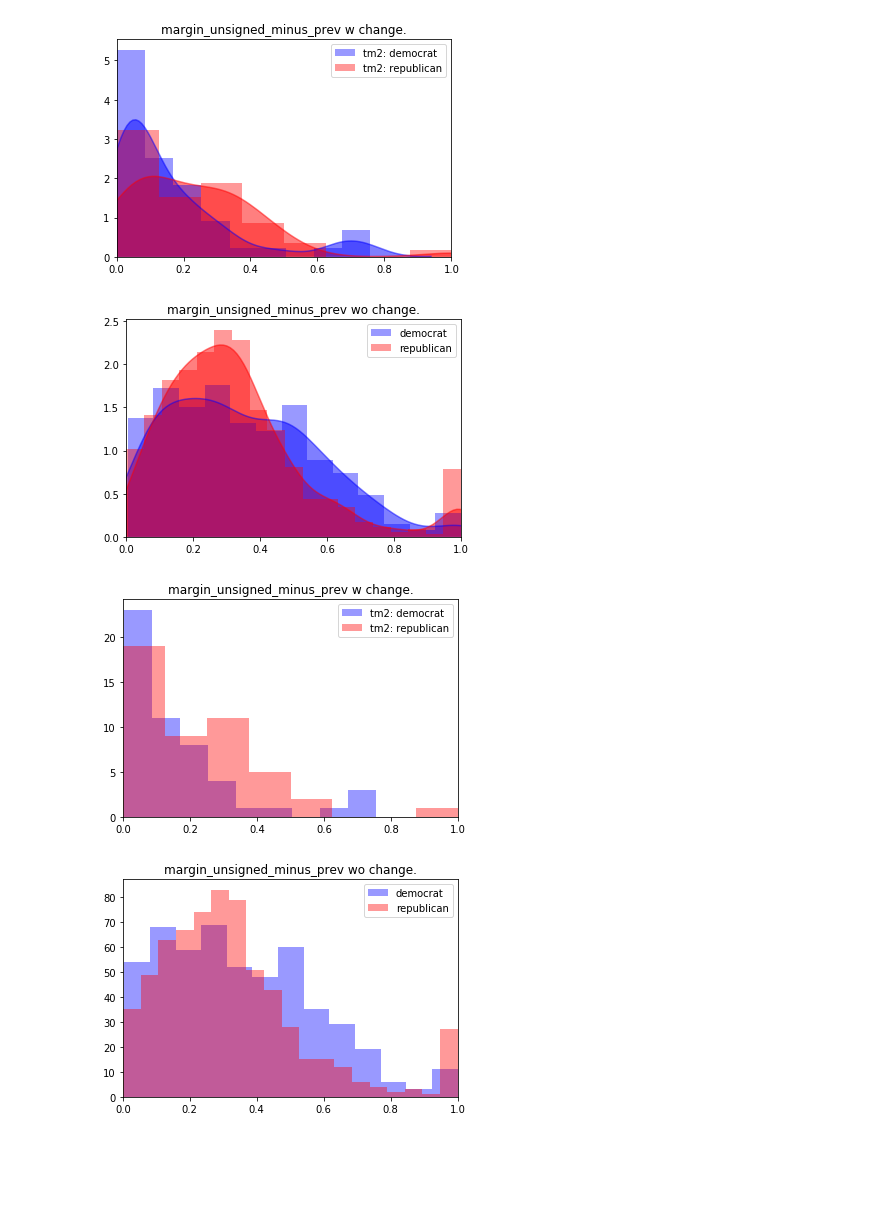
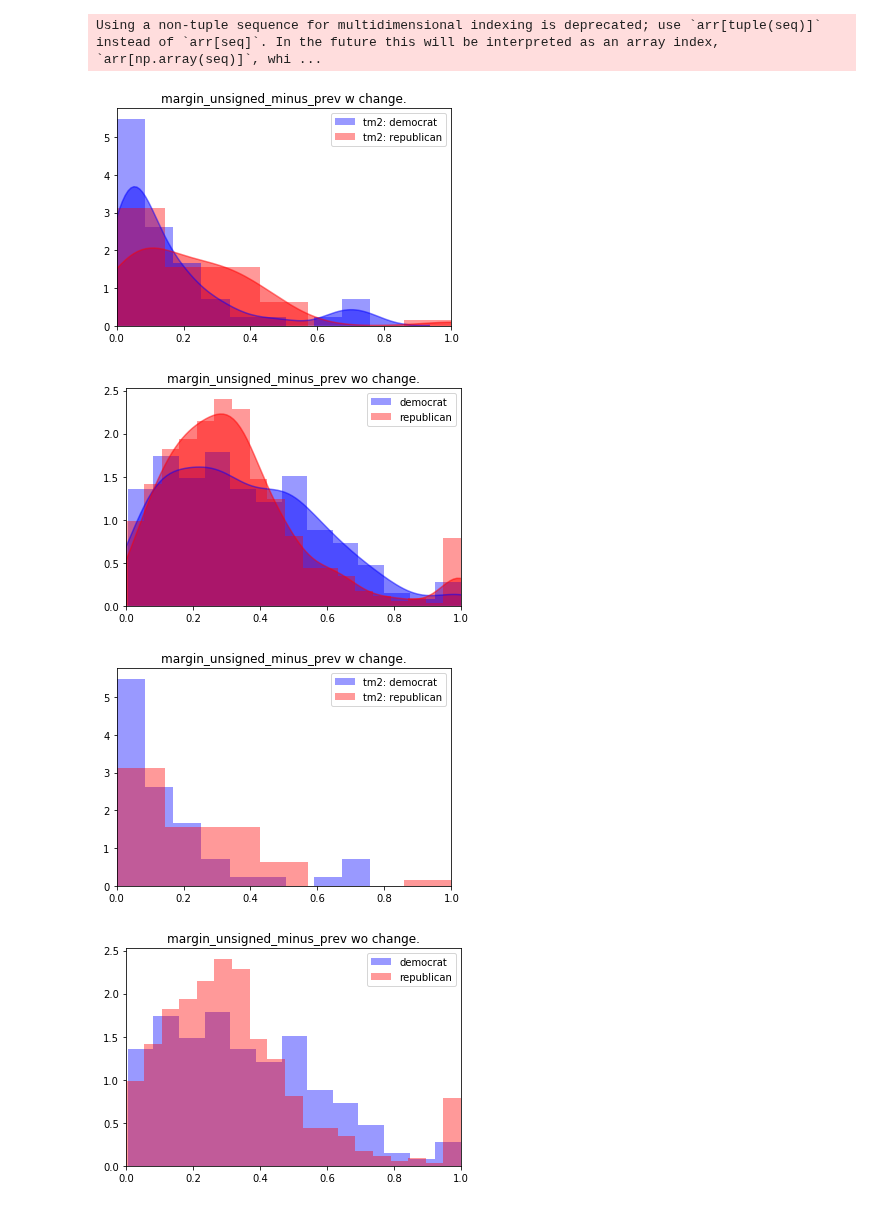
Before and after one commit to WildTangles/ac209a_project, a Jupyter notebook: viz.ipynb, the cells around one changed output. Saved outputs shown, nothing was run; the diff lists cells and outputs as text; code cells hidden in the pictures; blank space fills up the shorter version.

```diff
--- a/viz.ipynb
+++ b/viz.ipynb
@@ -93,6 +99,7 @@ plt.show()
 # %%
 kde_alpha = 0.5
 hist_alpha = 0.4
+hist_density = True
 
 dem_data_change = changeMargins.loc[changeMargins['dem_win_prev'] == 1, 'margin_unsigned_minus_prev'].values
 rep_data_change = changeMargins.loc[changeMargins['dem_win_prev'] == 0, 'margin_unsigned_minus_prev'].values
@@ -108,48 +115,49 @@ dem_data_no_change = dem_data_no_change[~np.isnan(dem_data_no_change)]
 rep_data_no_change = rep_data_no_change[~np.isnan(rep_data_no_change)]
 
 plt.title('margin_unsigned_minus_prev w change.')
-sns.distplot(dem_data_change, color='b', kde_kws={'shade': True, 'alpha': kde_alpha}, hist_kws={'alpha': hist_alpha}, label='tm2: democrat')
-sns.distplot(rep_data_change, color='r', kde_kws={'shade': True, 'alpha': kde_alpha}, hist_kws={'alpha': hist_alpha}, label='tm2: republican')
+sns.distplot(dem_data_change, color='b', kde_kws={'shade': True, 'alpha': kde_alpha}, hist_kws={'alpha': hist_alpha, 'density': hist_density}, label='tm2: democrat')
+sns.distplot(rep_data_change, color='r', kde_kws={'shade': True, 'alpha': kde_alpha}, hist_kws={'alpha': hist_alpha, 'density': hist_density}, label='tm2: republican')
 plt.xlim(0,1)
 plt.legend()
 plt.show()
 
 plt.title('margin_unsigned_minus_prev wo change.')
-sns.distplot(dem_data_no_change, color='b', kde_kws={'shade': True, 'alpha': kde_alpha}, hist_kws={'alpha': hist_alpha}, label='democrat')
-sns.distplot(rep_data_no_change, color='r', kde_kws={'shade': True, 'alpha': kde_alpha}, hist_kws={'alpha': hist_alpha}, label='republican')
+sns.distplot(dem_data_no_change, color='b', kde_kws={'shade': True, 'alpha': kde_alpha}, hist_kws={'alpha': hist_alpha, 'density': hist_density}, label='democrat')
+sns.distplot(rep_data_no_change, color='r', kde_kws={'shade': True, 'alpha': kde_alpha}, hist_kws={'alpha': hist_alpha, 'density': hist_density}, label='republican')
 plt.xlim(0,1)
 plt.legend()
 plt.show()
 
 plt.title('margin_unsigned_minus_prev w change.')
-sns.distplot(dem_data_change, color='b', kde_kws={'shade': True, 'alpha': kde_alpha}, hist_kws={'alpha': hist_alpha}, label='tm2: democrat', kde=False)
-sns.distplot(rep_data_change, color='r', kde_kws={'shade': True, 'alpha': kde_alpha}, hist_kws={'alpha': hist_alpha}, label='tm2: republican', kde=False)
+sns.distplot(dem_data_change, color='b', kde_kws={'shade': True, 'alpha': kde_alpha}, hist_kws={'alpha': hist_alpha, 'density': hist_density}, label='tm2: democrat', kde=False)
+sns.distplot(rep_data_change, color='r', kde_kws={'shade': True, 'alpha': kde_alpha}, hist_kws={'alpha': hist_alpha, 'density': hist_density}, label='tm2: republican', kde=False)
 plt.xlim(0,1)
 plt.legend()
 plt.show()
 
 plt.title('margin_unsigned_minus_prev wo change.')
-sns.distplot(dem_data_no_change, color='b', kde_kws={'shade': True, 'alpha': kde_alpha}, hist_kws={'alpha': hist_alpha}, label='democrat', kde=False)
-sns.distplot(rep_data_no_change, color='r', kde_kws={'shade': True, 'alpha': kde_alpha}, hist_kws={'alpha': hist_alpha}, label='republican', kde=False)
+sns.distplot(dem_data_no_change, color='b', kde_kws={'shade': True, 'alpha': kde_alpha}, hist_kws={'alpha': hist_alpha, 'density': hist_density}, label='democrat', kde=False)
+sns.distplot(rep_data_no_change, color='r', kde_kws={'shade': True, 'alpha': kde_alpha}, hist_kws={'alpha': hist_alpha, 'density': hist_density}, label='republican', kde=False)
 plt.xlim(0,1)
 plt.legend()
 plt.show()
 
 plt.title('margin_unsigned_minus_prev w change.')
-sns.distplot(dem_data_change, color='b', kde_kws={'shade': True, 'alpha': kde_alpha}, hist_kws={'alpha': hist_alpha}, label='tm2: democrat', hist=False)
-sns.distplot(rep_data_change, color='r', kde_kws={'shade': True, 'alpha': kde_alpha}, hist_kws={'alpha': hist_alpha}, label='tm2: republican', hist=False)
+sns.distplot(dem_data_change, color='b', kde_kws={'shade': True, 'alpha': kde_alpha}, hist_kws={'alpha': hist_alpha, 'density': hist_density}, label='tm2: democrat', hist=False)
+sns.distplot(rep_data_change, color='r', kde_kws={'shade': True, 'alpha': kde_alpha}, hist_kws={'alpha': hist_alpha, 'density': hist_density}, label='tm2: republican', hist=False)
 plt.xlim(0,1)
 plt.legend()
 plt.show()
 
 plt.title('margin_unsigned_minus_prev wo change.')
-sns.distplot(dem_data_no_change, color='b', kde_kws={'shade': True, 'alpha': kde_alpha}, hist_kws={'alpha': hist_alpha}, label='democrat', hist=False)
-sns.distplot(rep_data_no_change, color='r', kde_kws={'shade': True, 'alpha': kde_alpha}, hist_kws={'alpha': hist_alpha}, label='republican', hist=False)
+sns.distplot(dem_data_no_change, color='b', kde_kws={'shade': True, 'alpha': kde_alpha}, hist_kws={'alpha': hist_alpha, 'density': hist_density}, label='democrat', hist=False)
+sns.distplot(rep_data_no_change, color='r', kde_kws={'shade': True, 'alpha': kde_alpha}, hist_kws={'alpha': hist_alpha, 'density': hist_density}, label='republican', hist=False)
 plt.xlim(0,1)
 plt.legend()
 plt.show()
 # %% [output]
+Using a non-tuple sequence for multidimensional indexing is deprecated; use `arr[tuple(seq)]` instead of `arr[seq]`. In the future this will be interpreted as an array index, `arr[np.array(seq)]`, whi ...
-[figure, old version]
+[figure, new version]
-[figure, old version]
+[figure, new version]
-[figure, old version]
+[figure, new version]
-[figure, old version]
+[figure, new version]
```
Also changed, not shown: parts of 11 cells of this notebook, 1 other file.
